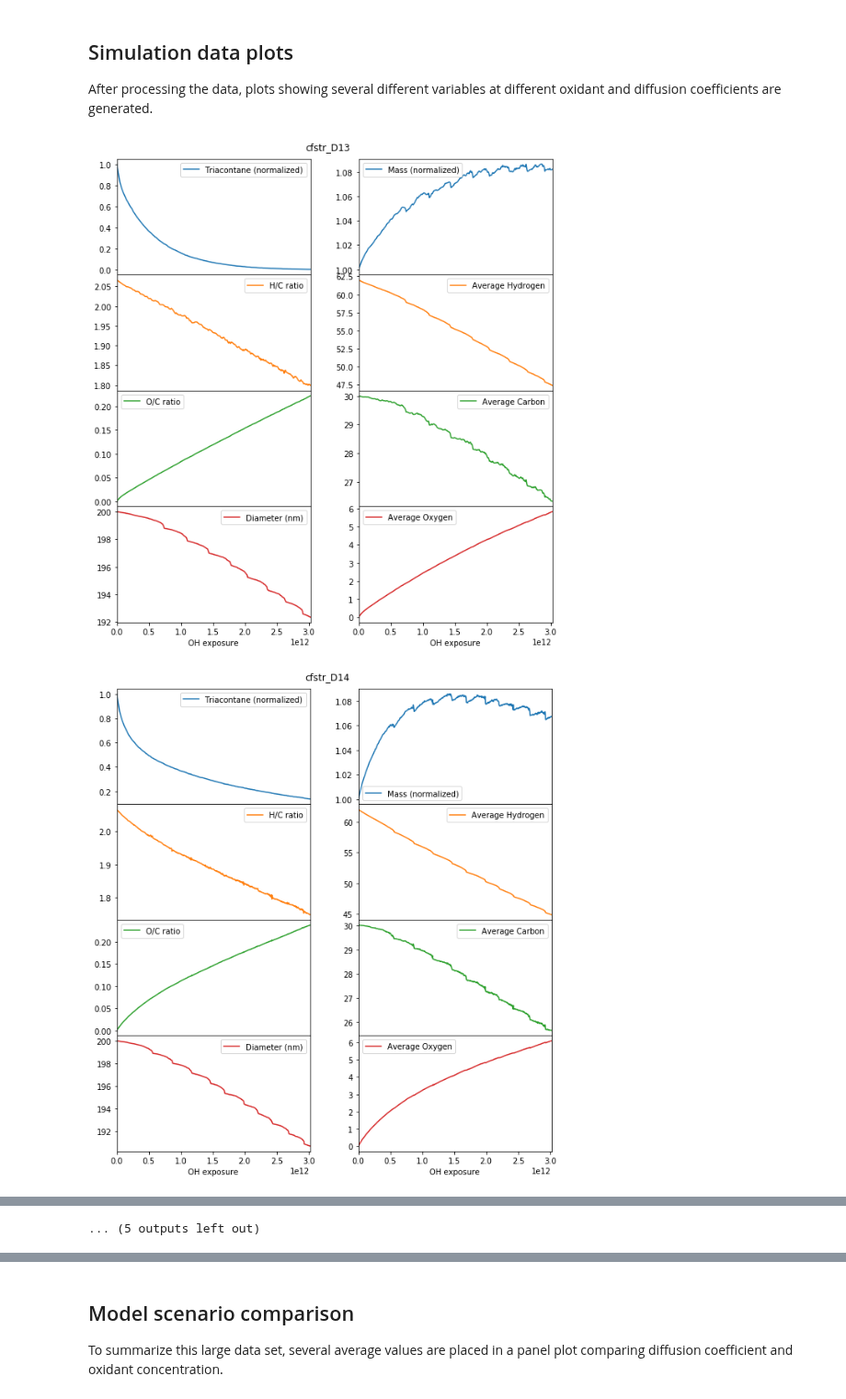
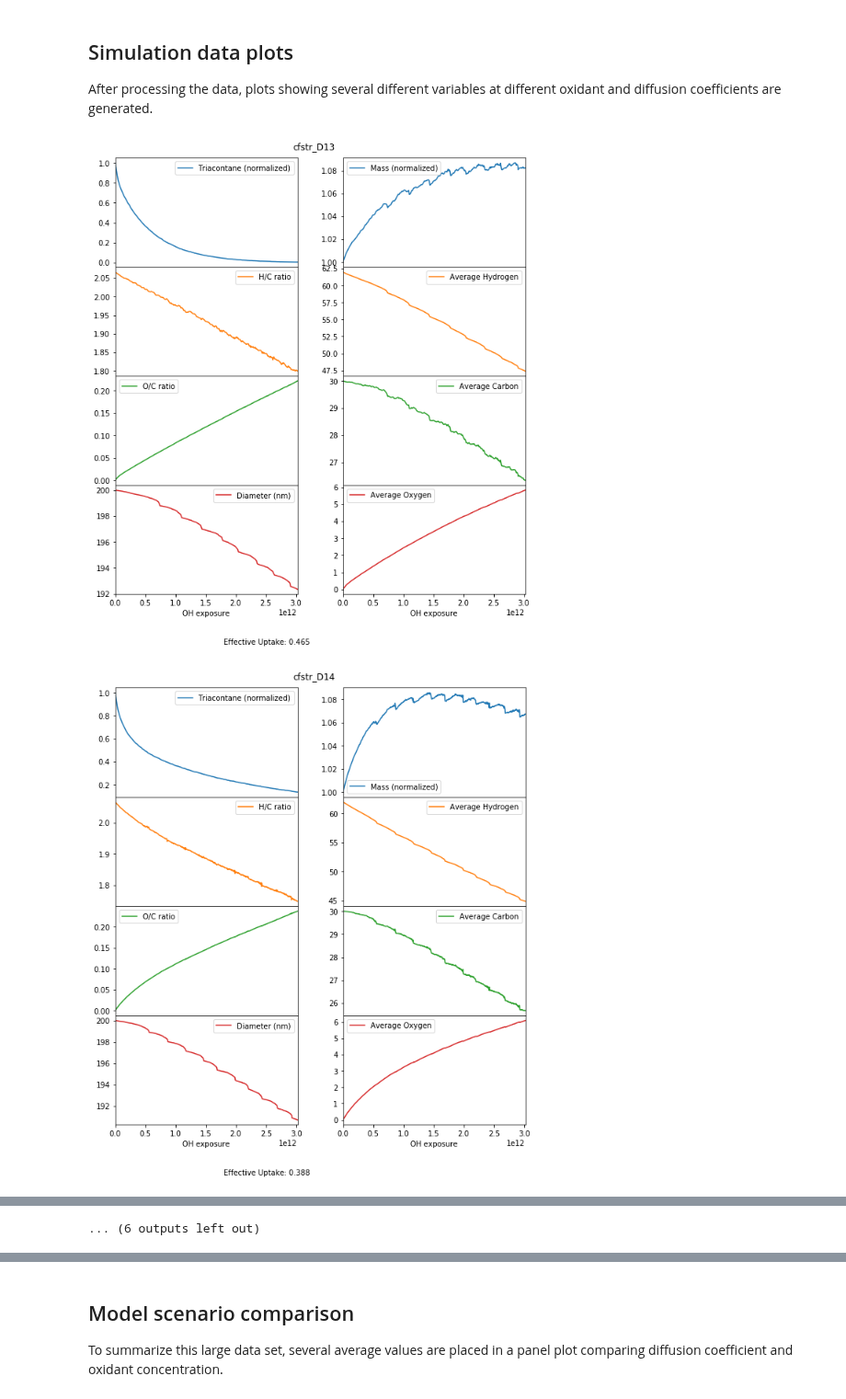
Before and after one commit to aawiegel/StackSimAnalysis, a Jupyter notebook: python/DiffusionSeries.ipynb, the cells around one changed output, grey strips where cells are left out. Shown at 92% size. Cells and saved outputs as stored; diff of their text form; code cells hidden in the pictures.

Commit message:
uptake

```diff
--- a/python/DiffusionSeries.ipynb
+++ b/python/DiffusionSeries.ipynb
@@ -68,6 +69,7 @@ for cond in condition:
         files[cond+"_"+coefficient] = filename
 
 # Additional conditions for flow tube and CFSTR
+files["ft_D11"] = "tri_ft_D11.xml"
 files["ft_D12"] = "tri_ft_D12.xml"
 files["ft_D13"] = "tri_ft_D13.xml"
 files["ft_D14"] = "tri_ft_D14.xml"
@@ -135,32 +137,45 @@ for scenario in natsort.natsorted(files.keys()):
 
     carbon_list = ["nC"+str(i) for i in range(2, 31)]
 
     # Add carbon number data to data frame
     for carbon in carbon_list:
         carbondata = {carbon : simulation.species[carbon+"_r"]}
         SimData = SimData.assign(**carbondata)
 
+    # Find rate coefficient and uptake coefficient for equivalent
+    # of 12 hours of daytime atmospheric oxidation
+
+    index = (np.abs(OH_exp-5E6*12*3600)).argmin()
+
+    regress = stats.linregress(x = OH_exp[0:index],
+                               y=SimData["Triacontane (normalized)"][0:index])
+
+    k_het = -1*regress[0]
+    eff_uptake = 2*k_het*(200*1E-7)*0.81*6.02E23/3/6.092E4/422
+
+    SimData = SimData.assign(Uptake = eff_uptake)
 
     # Create plot of averages
     fig, axes = plt.subplots(4, 2, figsize=(10, 10), sharex=True)
 
     fig.suptitle(scenario)
     fig.subplots_adjust(top=0.95)
+    fig.text(0.33, 0.03, "Effective Uptake: "+str(round(eff_uptake, 3)))
 
     plt.subplots_adjust(wspace=0.25, hspace=0)
 
     target1 = [axes[0, 0], axes[1, 0], axes[2, 0], axes[3, 0]]
     target2 = [axes[0, 1], axes[1, 1], axes[2, 1], axes[3, 1]]
 
     SimData.plot(ax = target1, x = "OH exposure",
                  y = ["Triacontane (normalized)", "H/C ratio", "O/C ratio", "Diameter (nm)"],
                  subplots = True, sharex = False)
 
     SimData.plot(ax = target2, x = "OH exposure",
                  y = ["Mass (normalized)", "Average Hydrogen", "Average Carbon", "Average Oxygen"],
                  subplots = True, sharex = False)
 
     ScenarioData[scenario+" averages"] = SimData
 # %% [output]
-[figure, old version]
+[figure, new version]
-[figure, old version]
+[figure, new version]
@@ -177,4 +192,4 @@ for scenario in natsort.natsorted(files.keys()):
-... (5 outputs left out)
+... (6 outputs left out)
 # %%
 %matplotlib inline
 for scenario in natsort.natsorted(files.keys()):
```
Also changed, not shown: parts of 6 cells of this notebook.
